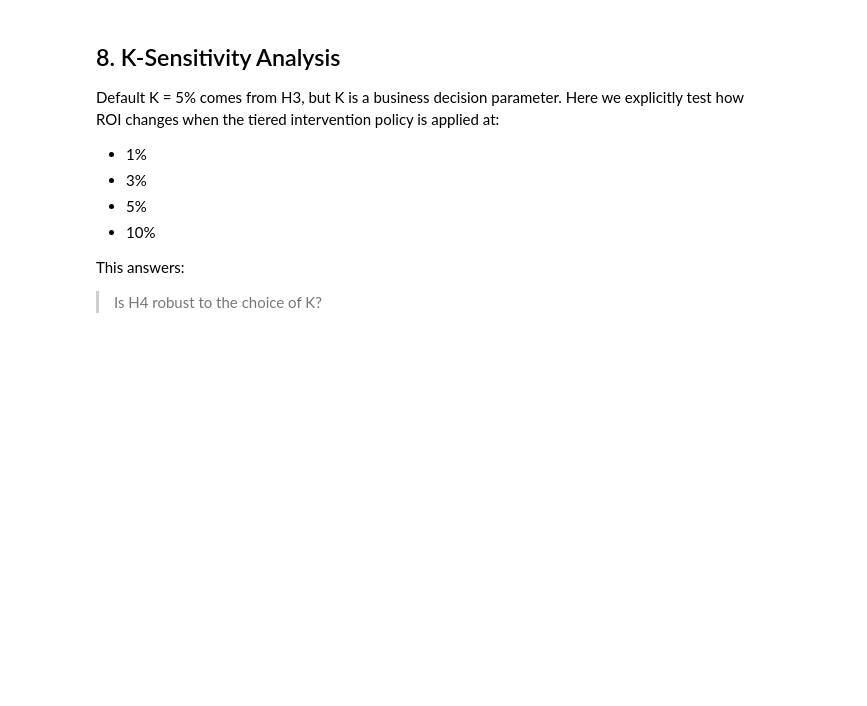
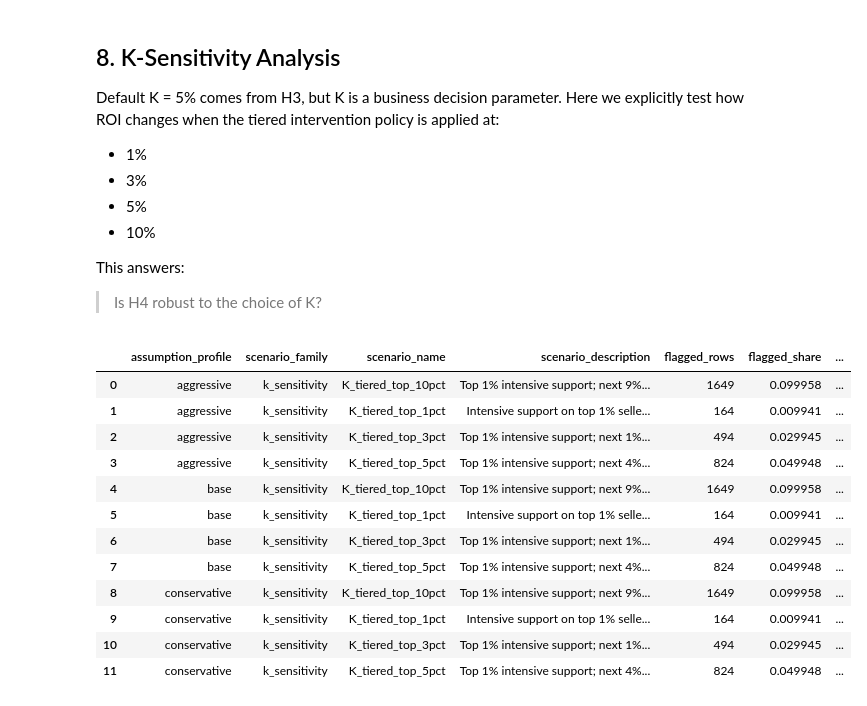
Before and after one commit to andrewyang0620/marketplace-sla-risk-analysis, a Jupyter notebook: notebooks/04_intervention_roi.ipynb, the cells around one changed output. Drawn from its saved outputs; the diff is of its cells as text; code cells hidden in the pictures; blank space fills up the shorter version.

Commit message:
senario grid added. The output of base case implemented

```diff
--- a/notebooks/04_intervention_roi.ipynb
+++ b/notebooks/04_intervention_roi.ipynb
@@ -370,3 +375,33 @@ is applied at:
 
 This answers:
 > Is H4 robust to the choice of K?
+# %%
+k_summary, k_tiers = run_scenario_grid(
+    scored_df=test_scored,
+    score_col="score_lr_14d",
+    future_event_count_col=future_event_count_col,
+    future_event_gmv_col=future_event_gmv_col,
+    current_gmv_proxy_col="delivered_gmv_14d",
+    severe_harm_row=severe_harm,
+    baseline_df=baseline_df,
+    assumption_profiles=assumption_profiles,
+    scenario_library=k_sensitivity_scenarios,
+)
+
+k_summary.sort_values(
+    ["assumption_profile", "scenario_name"]
+).reset_index(drop=True)
+# %% [output]
+|  | assumption_profile | scenario_family | scenario_name | scenario_description | flagged_rows | flagged_share | ... |
+| 0 | aggressive | k_sensitivity | K_tiered_top_10pct | Top 1% intensive support; next 9%... | 1649 | 0.099958 | ... |
+| 1 | aggressive | k_sensitivity | K_tiered_top_1pct | Intensive support on top 1% selle... | 164 | 0.009941 | ... |
+| 2 | aggressive | k_sensitivity | K_tiered_top_3pct | Top 1% intensive support; next 1%... | 494 | 0.029945 | ... |
+| 3 | aggressive | k_sensitivity | K_tiered_top_5pct | Top 1% intensive support; next 4%... | 824 | 0.049948 | ... |
+| 4 | base | k_sensitivity | K_tiered_top_10pct | Top 1% intensive support; next 9%... | 1649 | 0.099958 | ... |
+| 5 | base | k_sensitivity | K_tiered_top_1pct | Intensive support on top 1% selle... | 164 | 0.009941 | ... |
+| 6 | base | k_sensitivity | K_tiered_top_3pct | Top 1% intensive support; next 1%... | 494 | 0.029945 | ... |
+| 7 | base | k_sensitivity | K_tiered_top_5pct | Top 1% intensive support; next 4%... | 824 | 0.049948 | ... |
+| 8 | conservative | k_sensitivity | K_tiered_top_10pct | Top 1% intensive support; next 9%... | 1649 | 0.099958 | ... |
+| 9 | conservative | k_sensitivity | K_tiered_top_1pct | Intensive support on top 1% selle... | 164 | 0.009941 | ... |
+| 10 | conservative | k_sensitivity | K_tiered_top_3pct | Top 1% intensive support; next 1%... | 494 | 0.029945 | ... |
+| 11 | conservative | k_sensitivity | K_tiered_top_5pct | Top 1% intensive support; next 4%... | 824 | 0.049948 | ... |
```
Also changed, not shown: parts of 2 cells of this notebook, 1 other file.
